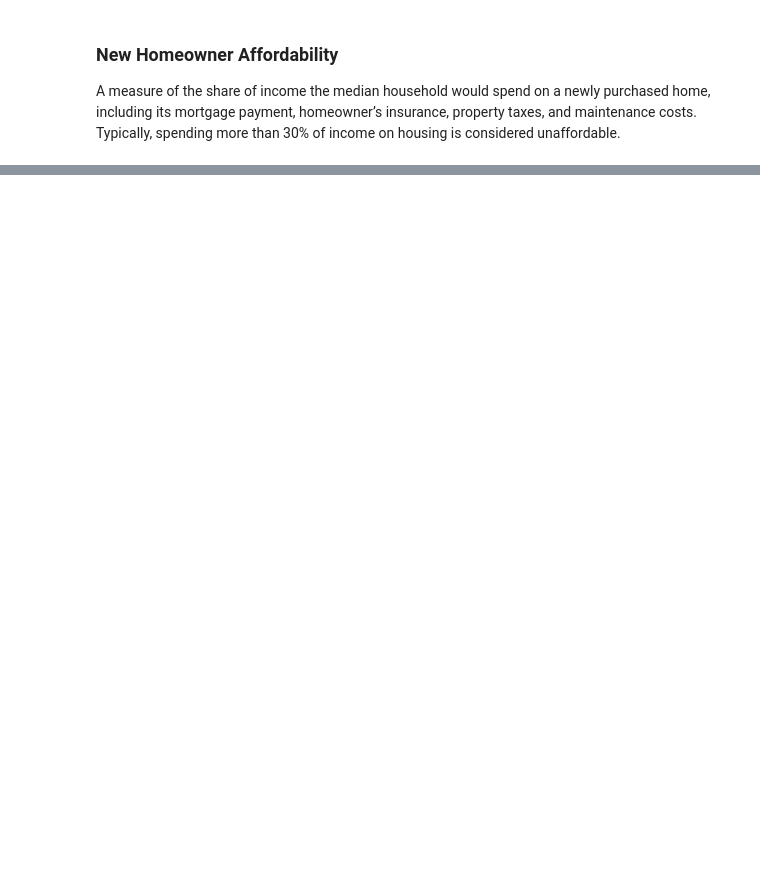
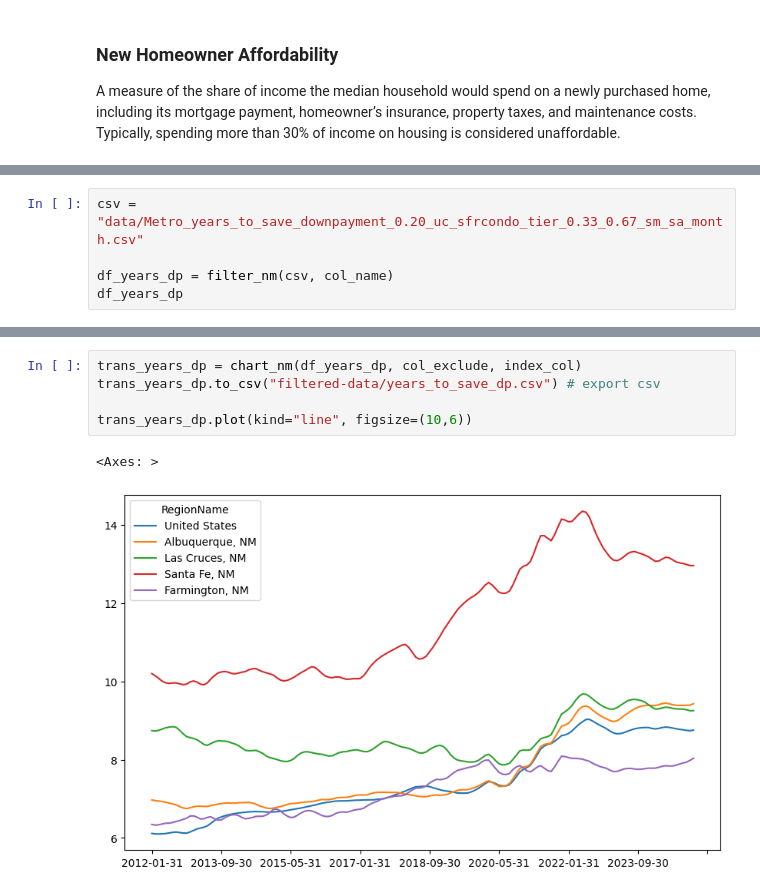
Before and after one commit to cmgsalazar/housing-affordability, a Jupyter notebook: analysis.ipynb, the cells around one changed output, grey strips where cells are left out. Drawn from its saved outputs; the diff is of its cells as text; blank space fills up the shorter version.

```diff
--- a/analysis.ipynb
+++ b/analysis.ipynb
@@ -22,0 +139,5 @@ df_home_afford.head(5)
+# %%
+csv = "data/Metro_years_to_save_downpayment_0.20_uc_sfrcondo_tier_0.33_0.67_sm_sa_month.csv"
+
+df_years_dp = filter_nm(csv, col_name)
+df_years_dp
@@ -22,0 +152,8 @@ df_home_afford.head(5)
+# %%
+trans_years_dp = chart_nm(df_years_dp, col_exclude, index_col)
+trans_years_dp.to_csv("filtered-data/years_to_save_dp.csv") # export csv
+
+trans_years_dp.plot(kind="line", figsize=(10,6))
+# %% [output]
+<Axes: >
+[figure, added]
```
Also changed, not shown: parts of 18 cells of this notebook, 4 other files.
